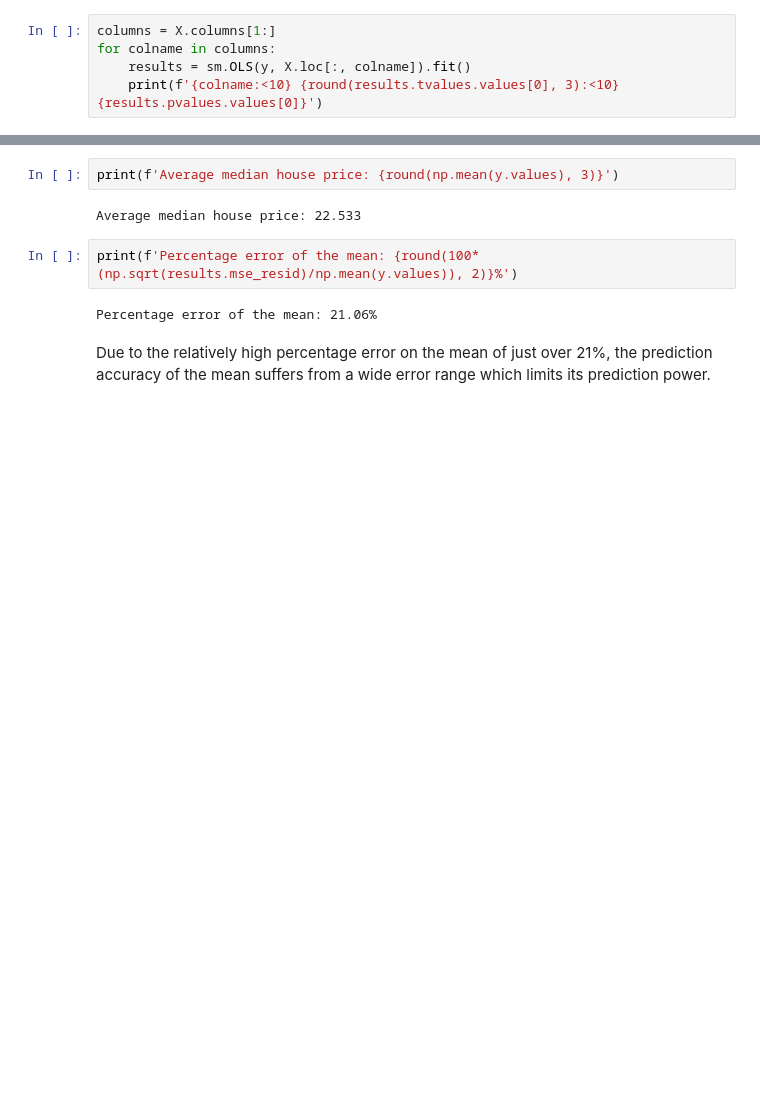
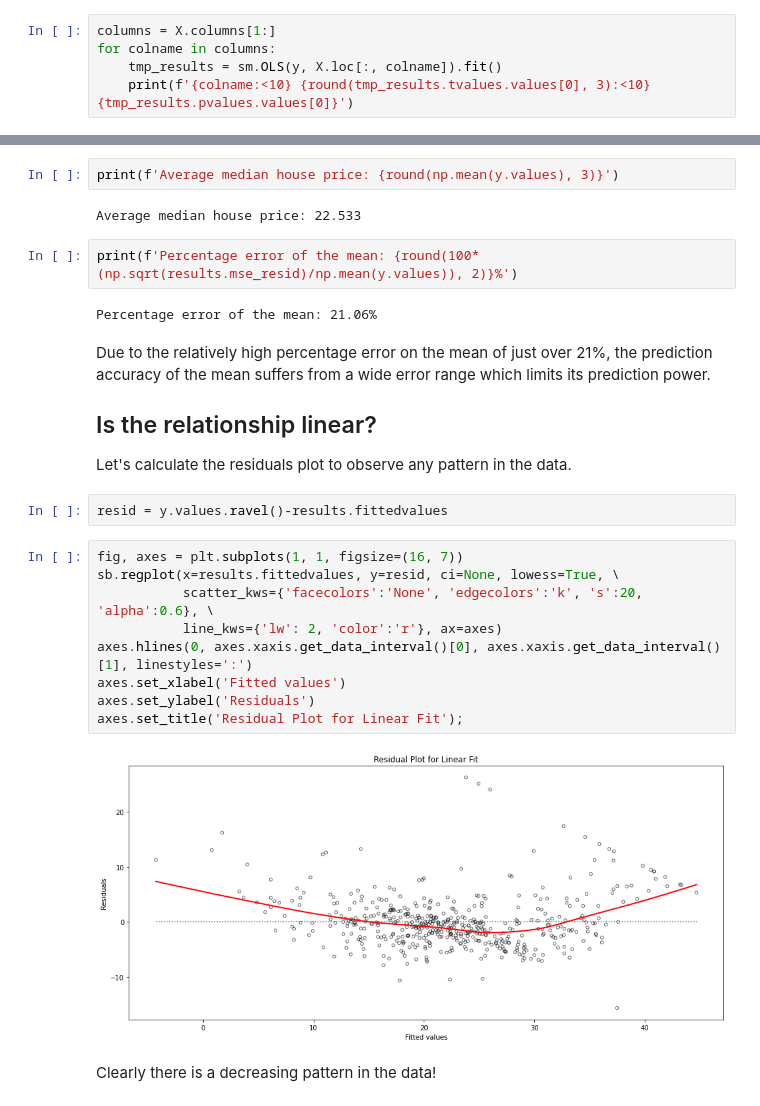
Before and after one commit to capac/ISLwR-python-code, a Jupyter notebook: chapter-3/Chapter 3. Linear Regression - Lab.ipynb, the cells around one changed output, grey strips where cells are left out. Drawn from its saved outputs; the diff is of its cells as text; blank space fills up the shorter version.

```diff
--- a/chapter-3/Chapter 3. Linear Regression - Lab.ipynb
+++ b/chapter-3/Chapter 3. Linear Regression - Lab.ipynb
@@ -122,8 +165,8 @@ If we compute Student's $t$-test between each predictor (excluding the intercept
 # %%
 columns = X.columns[1:]
 for colname in columns:
-    results = sm.OLS(y, X.loc[:, colname]).fit()
-    print(f'{colname:<10} {round(results.tvalues.values[0], 3):<10} {results.pvalues.values[0]}')
+    tmp_results = sm.OLS(y, X.loc[:, colname]).fit()
+    print(f'{colname:<10} {round(tmp_results.tvalues.values[0], 3):<10} {tmp_results.pvalues.values[0]}')
 # %% [output]
 crim       5.16       3.555543923736217e-07
 zn         13.98      8.878239948464716e-38
@@ -160,3 +205,22 @@ print(f'Percentage error of the mean: {round(100*(np.sqrt(results.mse_resid)/np.
 Percentage error of the mean: 21.06%
 # %% [markdown]
 Due to the relatively high percentage error on the mean of just over 21%, the prediction accuracy of the mean suffers from a wide error range which limits its prediction power.
+
+## Is the relationship linear?
+
+Let's calculate the residuals plot to observe any pattern in the data.
+# %%
+resid = y.values.ravel()-results.fittedvalues
+# %%
+fig, axes = plt.subplots(1, 1, figsize=(16, 7))
+sb.regplot(x=results.fittedvalues, y=resid, ci=None, lowess=True, \
+           scatter_kws={'facecolors':'None', 'edgecolors':'k', 's':20, 'alpha':0.6}, \
+           line_kws={'lw': 2, 'color':'r'}, ax=axes)
+axes.hlines(0, axes.xaxis.get_data_interval()[0], axes.xaxis.get_data_interval()[1], linestyles=':')
+axes.set_xlabel('Fitted values')
+axes.set_ylabel('Residuals')
+axes.set_title('Residual Plot for Linear Fit');
+# %% [output]
+[figure, added]
+# %% [markdown]
+Clearly there is a decreasing pattern in the data!
```
Also changed, not shown: parts of 11 cells of this notebook.
